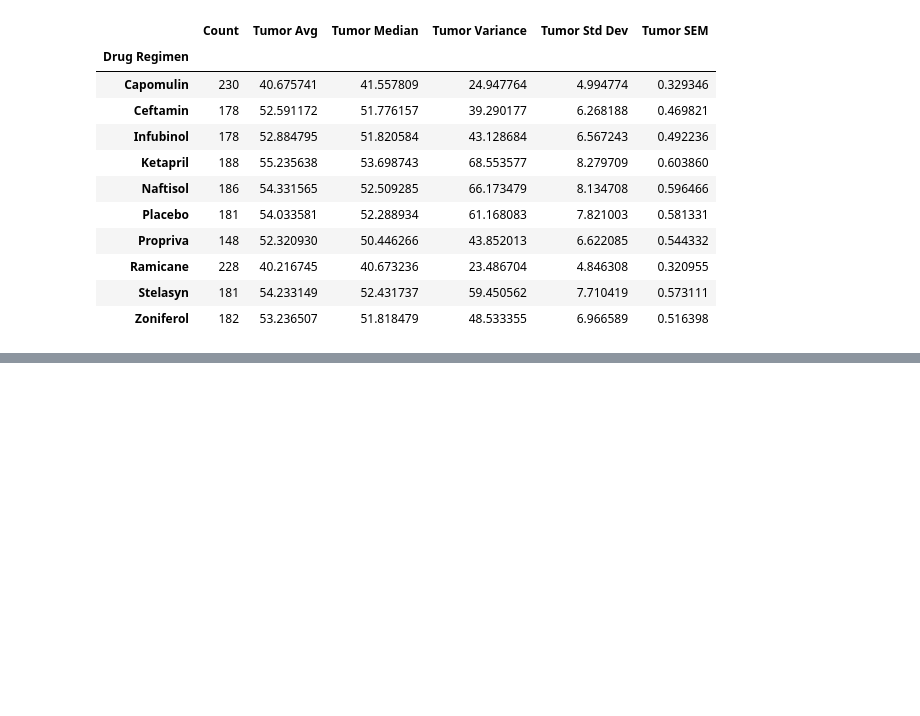
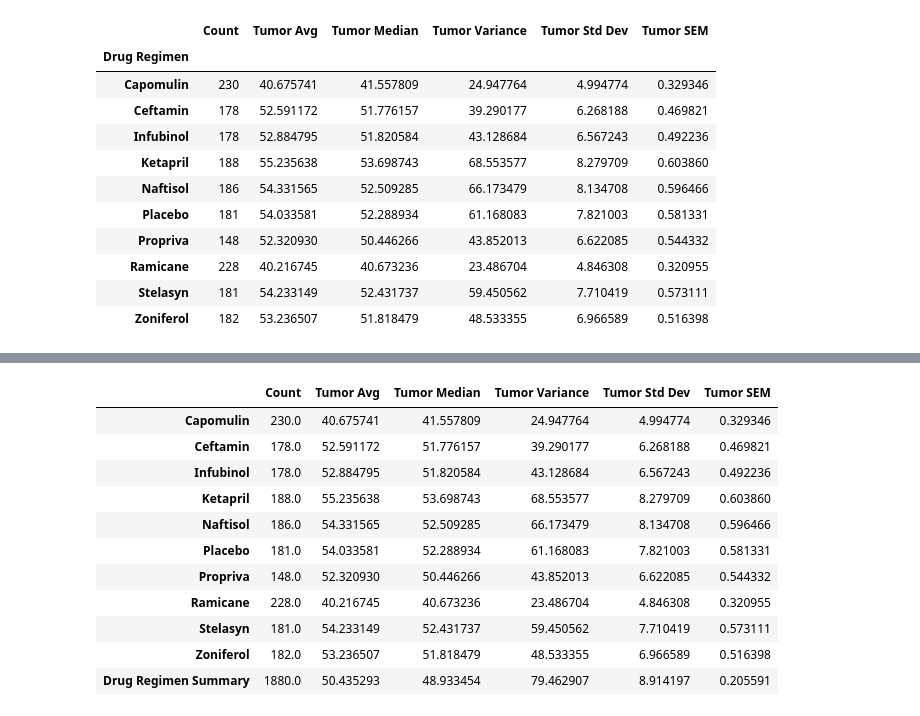
Before and after one commit to afreedman4564/Matplotlib-Challenge, a Jupyter notebook: Matplotlib Challenge.ipynb, the cells around one changed output, grey strips where cells are left out. Cells and saved outputs as stored; diff of their text form; code cells hidden in the pictures; blank space fills up the shorter version.

```diff
--- a/Matplotlib Challenge.ipynb
+++ b/Matplotlib Challenge.ipynb
@@ -230,0 +231,16 @@ nondups_totsummary_df
+# %%
+nondups_totsummary_combined_df = nondups_grp_summary_df.append(nondups_totsummary_df)
+nondups_totsummary_combined_df
+# %% [output]
+|  | Count | Tumor Avg | Tumor Median | Tumor Variance | Tumor Std Dev | Tumor SEM |
+| Capomulin | 230.0 | 40.675741 | 41.557809 | 24.947764 | 4.994774 | 0.329346 |
+| Ceftamin | 178.0 | 52.591172 | 51.776157 | 39.290177 | 6.268188 | 0.469821 |
+| Infubinol | 178.0 | 52.884795 | 51.820584 | 43.128684 | 6.567243 | 0.492236 |
+| Ketapril | 188.0 | 55.235638 | 53.698743 | 68.553577 | 8.279709 | 0.603860 |
+| Naftisol | 186.0 | 54.331565 | 52.509285 | 66.173479 | 8.134708 | 0.596466 |
+| Placebo | 181.0 | 54.033581 | 52.288934 | 61.168083 | 7.821003 | 0.581331 |
+| Propriva | 148.0 | 52.320930 | 50.446266 | 43.852013 | 6.622085 | 0.544332 |
+| Ramicane | 228.0 | 40.216745 | 40.673236 | 23.486704 | 4.846308 | 0.320955 |
+| Stelasyn | 181.0 | 54.233149 | 52.431737 | 59.450562 | 7.710419 | 0.573111 |
+| Zoniferol | 182.0 | 53.236507 | 51.818479 | 48.533355 | 6.966589 | 0.516398 |
+| Drug Regimen Summary | 1880.0 | 50.435293 | 48.933454 | 79.462907 | 8.914197 | 0.205591 |
```
Also changed, not shown: parts of 1 cell of this notebook, 1 other file.
